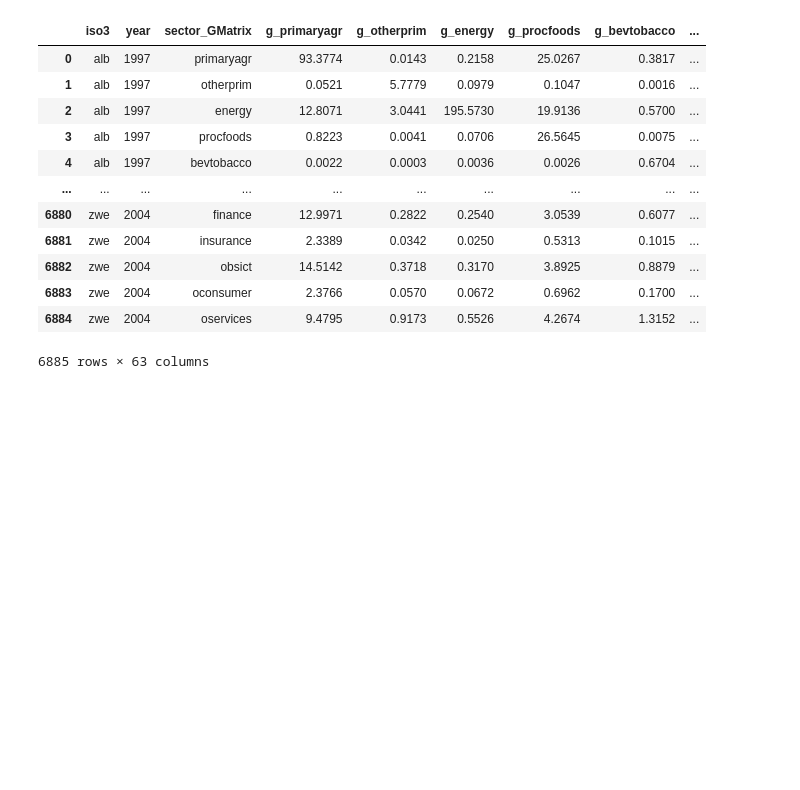
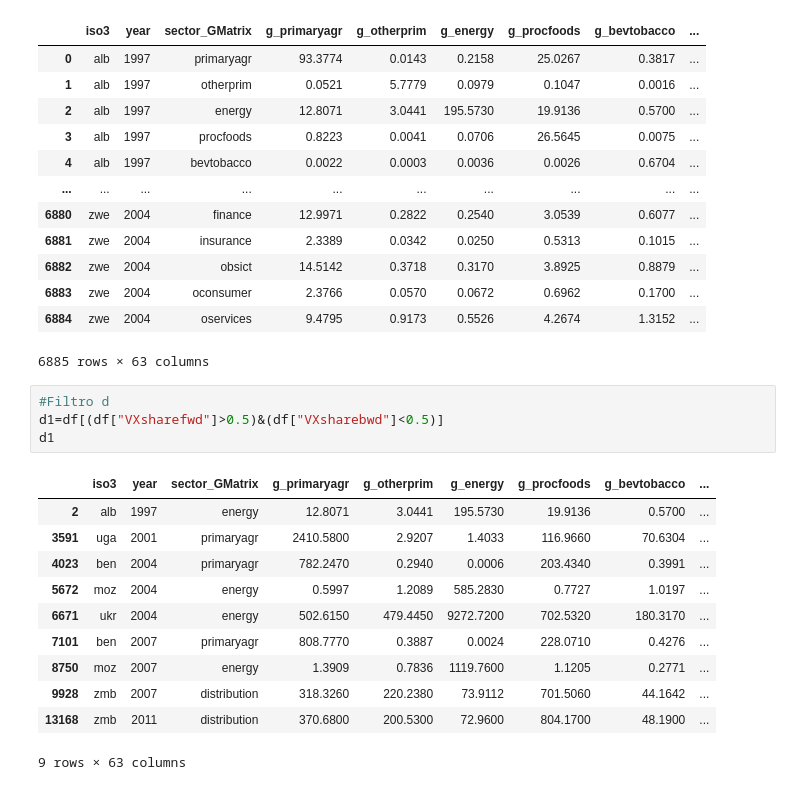
Before and after one commit to VictoriaTeCa/ActividadUNO, a Jupyter notebook: ActividadUNO.ipynb, the cells around one changed output. Saved outputs shown, nothing was run; the diff lists cells and outputs as text; blank space fills up the shorter version.

Commit message:
Filtro D (4)

```diff
--- a/ActividadUNO.ipynb
+++ b/ActividadUNO.ipynb
@@ -70,3 +70,19 @@ c1
 | 6883 | zwe | 2004 | oconsumer | 2.3766 | 0.0570 | 0.0672 | 0.6962 | 0.1700 | ... |
 | 6884 | zwe | 2004 | oservices | 9.4795 | 0.9173 | 0.5526 | 4.2674 | 1.3152 | ... |
 6885 rows × 63 columns
+# %%
+#Filtro d
+d1=df[(df["VXsharefwd"]>0.5)&(df["VXsharebwd"]<0.5)]
+d1
+# %% [output]
+|  | iso3 | year | sector_GMatrix | g_primaryagr | g_otherprim | g_energy | g_procfoods | g_bevtobacco | ... |
+| 2 | alb | 1997 | energy | 12.8071 | 3.0441 | 195.5730 | 19.9136 | 0.5700 | ... |
+| 3591 | uga | 2001 | primaryagr | 2410.5800 | 2.9207 | 1.4033 | 116.9660 | 70.6304 | ... |
+| 4023 | ben | 2004 | primaryagr | 782.2470 | 0.2940 | 0.0006 | 203.4340 | 0.3991 | ... |
+| 5672 | moz | 2004 | energy | 0.5997 | 1.2089 | 585.2830 | 0.7727 | 1.0197 | ... |
+| 6671 | ukr | 2004 | energy | 502.6150 | 479.4450 | 9272.7200 | 702.5320 | 180.3170 | ... |
+| 7101 | ben | 2007 | primaryagr | 808.7770 | 0.3887 | 0.0024 | 228.0710 | 0.4276 | ... |
+| 8750 | moz | 2007 | energy | 1.3909 | 0.7836 | 1119.7600 | 1.1205 | 0.2771 | ... |
+| 9928 | zmb | 2007 | distribution | 318.3260 | 220.2380 | 73.9112 | 701.5060 | 44.1642 | ... |
+| 13168 | zmb | 2011 | distribution | 370.6800 | 200.5300 | 72.9600 | 804.1700 | 48.1900 | ... |
+9 rows × 63 columns
```
